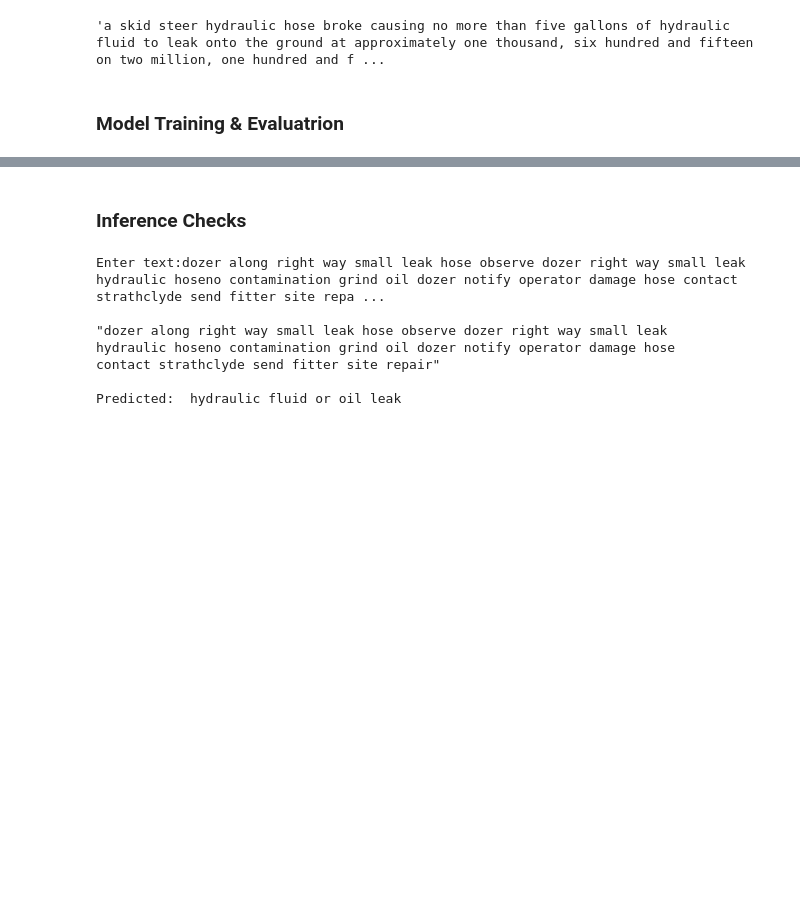
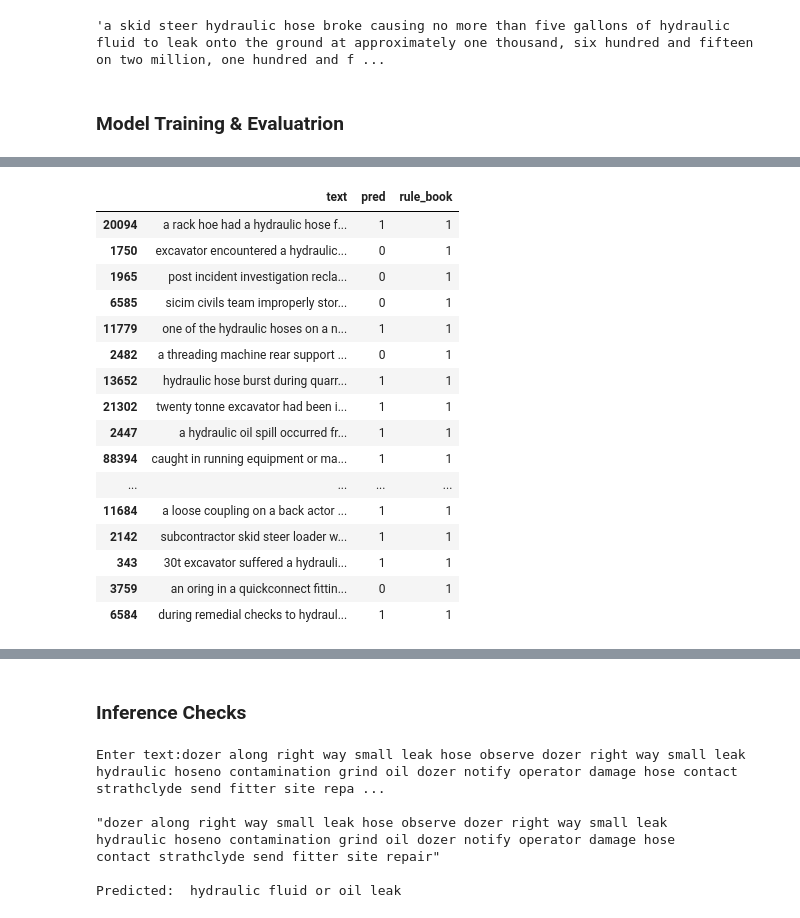
Before and after one commit to 3minuterecord/safety_report_topic_classification, a Jupyter notebook: safety_BiLSTM.ipynb, the cells around one changed output, grey strips where cells are left out. Drawn from its saved outputs; the diff is of its cells as text; code cells hidden in the pictures; blank space fills up the shorter version.

```diff
--- a/safety_BiLSTM.ipynb
+++ b/safety_BiLSTM.ipynb
@@ -340,3 +354,26 @@ Counter({0: 18665, 1: 107})
+# %%
+# Check a random selection of 'trues', i.e., rule-book hits...
+# These should be consistent with the focis category, e.g., hydraulic fluid
+table = tmp[(tmp['rule_book']==1)].sample(20)
+display(HTML(table.to_html()))
+# %% [output]
+|  | text | pred | rule_book |
+| 20094 | a rack hoe had a hydraulic hose f... | 1 | 1 |
+| 1750 | excavator encountered a hydraulic... | 0 | 1 |
+| 1965 | post incident investigation recla... | 0 | 1 |
+| 6585 | sicim civils team improperly stor... | 0 | 1 |
+| 11779 | one of the hydraulic hoses on a n... | 1 | 1 |
+| 2482 | a threading machine rear support ... | 0 | 1 |
+| 13652 | hydraulic hose burst during quarr... | 1 | 1 |
+| 21302 | twenty tonne excavator had been i... | 1 | 1 |
+| 2447 | a hydraulic oil spill occurred fr... | 1 | 1 |
+| 88394 | caught in running equipment or ma... | 1 | 1 |
+| ... | ... | ... | ... |
+| 11684 | a loose coupling on a back actor ... | 1 | 1 |
+| 2142 | subcontractor skid steer loader w... | 1 | 1 |
+| 343 | 30t excavator suffered a hydrauli... | 1 | 1 |
+| 3759 | an oring in a quickconnect fittin... | 0 | 1 |
+| 6584 | during remedial checks to hydraul... | 1 | 1 |
 # %%
 # Take a look at predicted positives that did not have a rule-book hit
 table = tmp[(tmp['pred']==1) & (tmp['rule_book']==0)]
```
Also changed, not shown: parts of 61 cells of this notebook, 3 other files.
